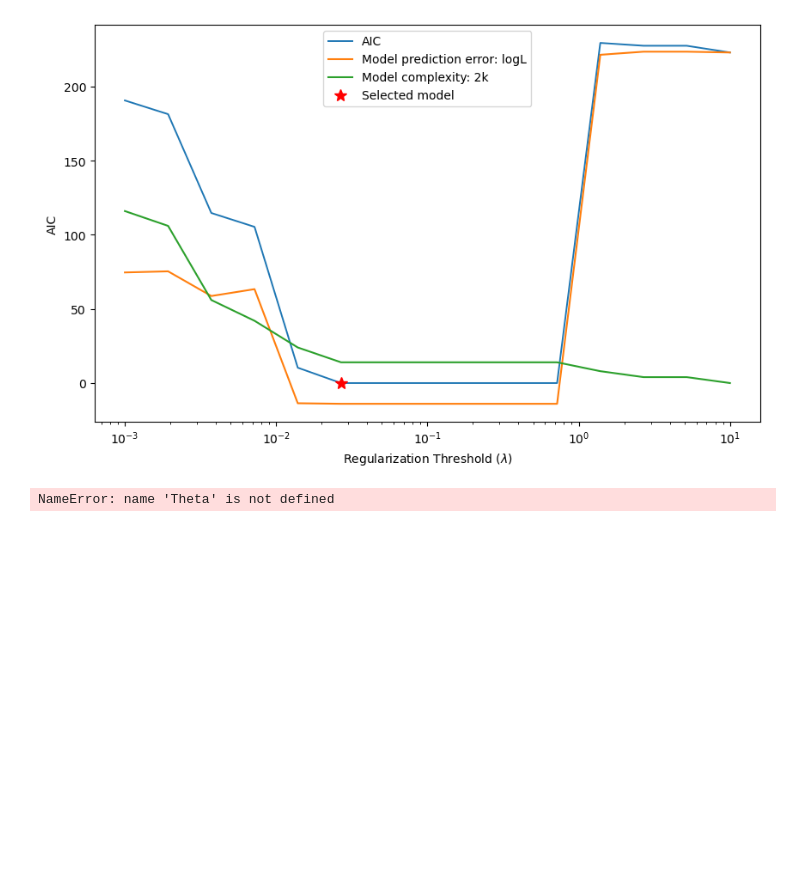
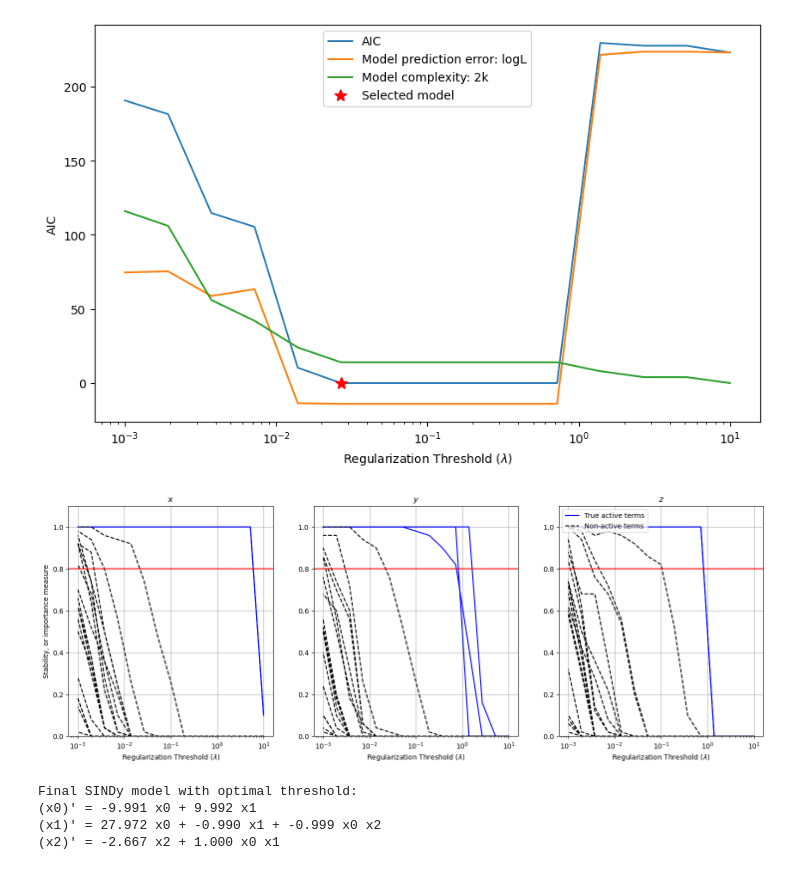
Before and after one commit to urban-fasel/I-X_workshop_2025, a Jupyter notebook: 4_SINDy_model_selection.ipynb, the cells around one changed output. Saved outputs shown, nothing was run; the diff lists cells and outputs as text; code cells hidden in the pictures; blank space fills up the shorter version.

```diff
--- a/4_SINDy_model_selection.ipynb
+++ b/4_SINDy_model_selection.ipynb
@@ -401,7 +401,7 @@ m = poly_library.n_output_features_
 # Number of lambdas (models with different complexity) to sweep through
 nl = 15
 lambda_list = np.logspace(1, -3, nl)
-nT = Theta.shape[0] // 2  # Size of subsamples: 1/2 number of measurements
+nT = x_noisy.shape[0] // 2  # Size of subsamples: 1/2 number of measurements
 B = 50                 # Number of models subsampled (Maddu et al recommended 250)
 np.random.seed(1)
 
@@ -452,8 +452,6 @@ for j in range(B):
 
 # print('Stability Selection SINDy model:')
 # print(XiSS_final)
-# %% [output]
-NameError: name 'Theta' is not defined
 # %%
 sStable = 0.8
 titn = ['x', 'y', 'z']
@@ -477,40 +475,47 @@ active[[3, 5], 2] = True # Terms 4 and 6 for state 3 (z)
 
 # Create the figure with subplots
 fig, axs = plt.subplots(1, 3, figsize=(18, 6))
 
 for i in range(n):
     ax = axs[i]
 
     # Plot the stability path for "true active terms" (blue line)
-    ax.plot(-np.log(lambda_list), XiEM[i, active[:, i], :].T, 'b', label='True active terms')
+    # ax.plot(-np.log(lambda_list), XiEM[i, active[:, i], :].T, 'b', label='True active terms')
+    ax.semilogx(lambda_list, XiEM[i, active[:, i], :].T, 'b', label='True active terms')
 
     # Plot the stability path for "non-active terms" (black dashed line)
-    ax.plot(-np.log(lambda_list), XiEM[i, ~active[:, i], :].T, 'k--', label='Non-active terms')
+    # ax.plot(-np.log(lambda_list), XiEM[i, ~active[:, i], :].T, 'k--', label='Non-active terms')
+    ax.semilogx(lambda_list, XiEM[i, ~active[:, i], :].T, 'k--', label='Non-active terms')
 
     # Plot the stability threshold line
     ax.axhline(sStable, color='r', linestyle='-')
 
     # Set plot limits and labels
-    ax.set_xlim([-np.log(lambda_list[0]), -np.log(lambda_list[-1])])
+    # ax.set_xlim([-np.log(lambda_list[0]), -np.log(lambda_list[-1])])
+    # ax.set_xlim([lambda_list[-1], lambda_list[0]])
     ax.set_ylim([0, 1.1])
     ax.set_title(f'${titn[i]}$')
-    ax.set_xlabel(r'$-\mathrm{log}(\lambda)$')
+    # ax.set_xlabel(r'$-\mathrm{log}(\lambda)$')
+    ax.set_xlabel('Regularization Threshold ($\lambda$)')
     ax.grid(True)
 
 # Add y-axis label to the first subplot
 axs[0].set_ylabel('Stability, or importance measure')
 
 # Add a single legend to the last subplot
 # The order is manually set to match the plot order.
 handles, labels = axs[0].get_legend_handles_labels()
 # axs[2].legend(handles, labels)
 axs[2].legend(handles[1:3], labels[1:3],loc='upper left')
 
 # plt.tight_layout()
 plt.show()
+# %% [output]
+[figure, added]
 # %%
 # Visual inspection of stability paths -> e.g. -log(lambda) approx 1
-lambdaSS = np.exp(-1)
+# lambdaSS = np.exp(-1)
+lambdaSS = 5*10**-1
 
 # Train the final model on the full dataset with the optimal threshold
 final_model = ps.SINDy(
@@ -521,3 +526,8 @@ final_model.fit(x_noisy, t=t, x_dot=x_dot_noisy)
 
 print("\nFinal SINDy model with optimal threshold:")
 final_model.print()
+# %% [output]
+Final SINDy model with optimal threshold:
+(x0)' = -9.991 x0 + 9.992 x1
+(x1)' = 27.972 x0 + -0.990 x1 + -0.999 x0 x2
+(x2)' = -2.667 x2 + 1.000 x0 x1
```
Also changed, not shown: 47 other files.
